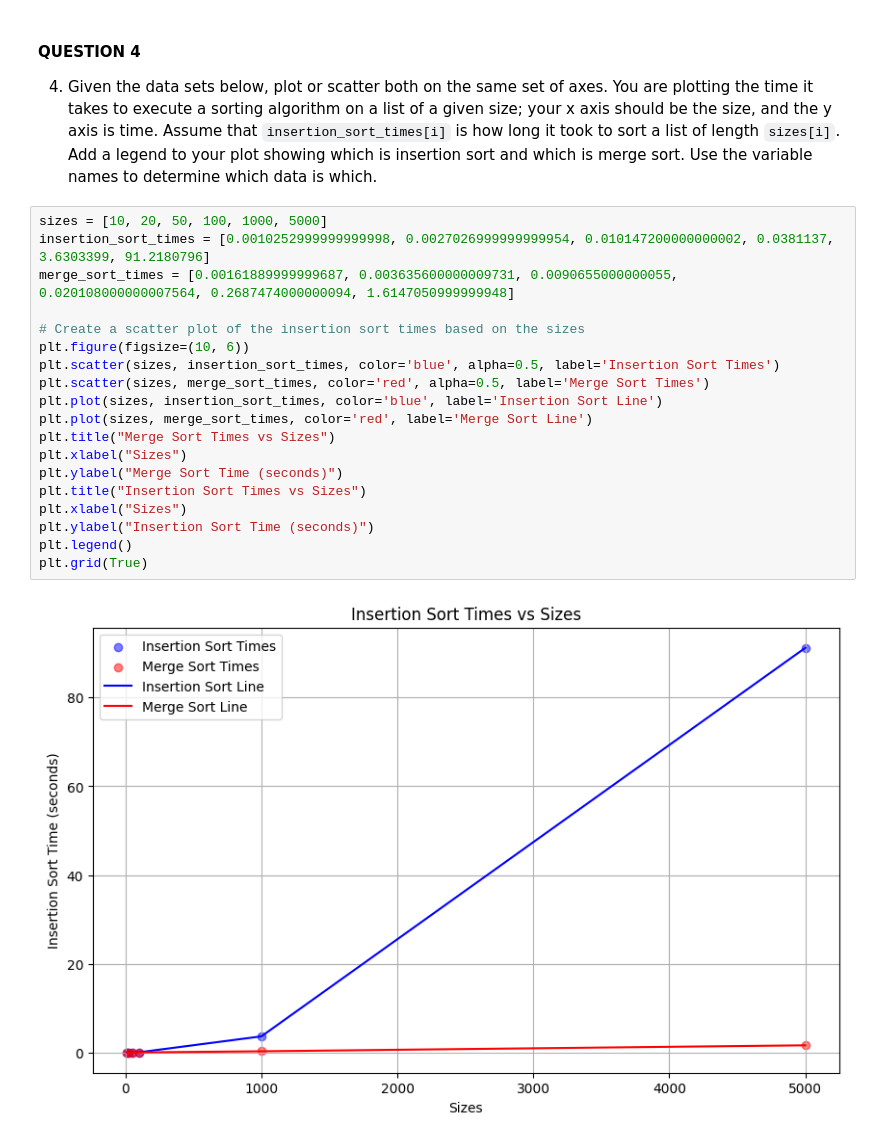
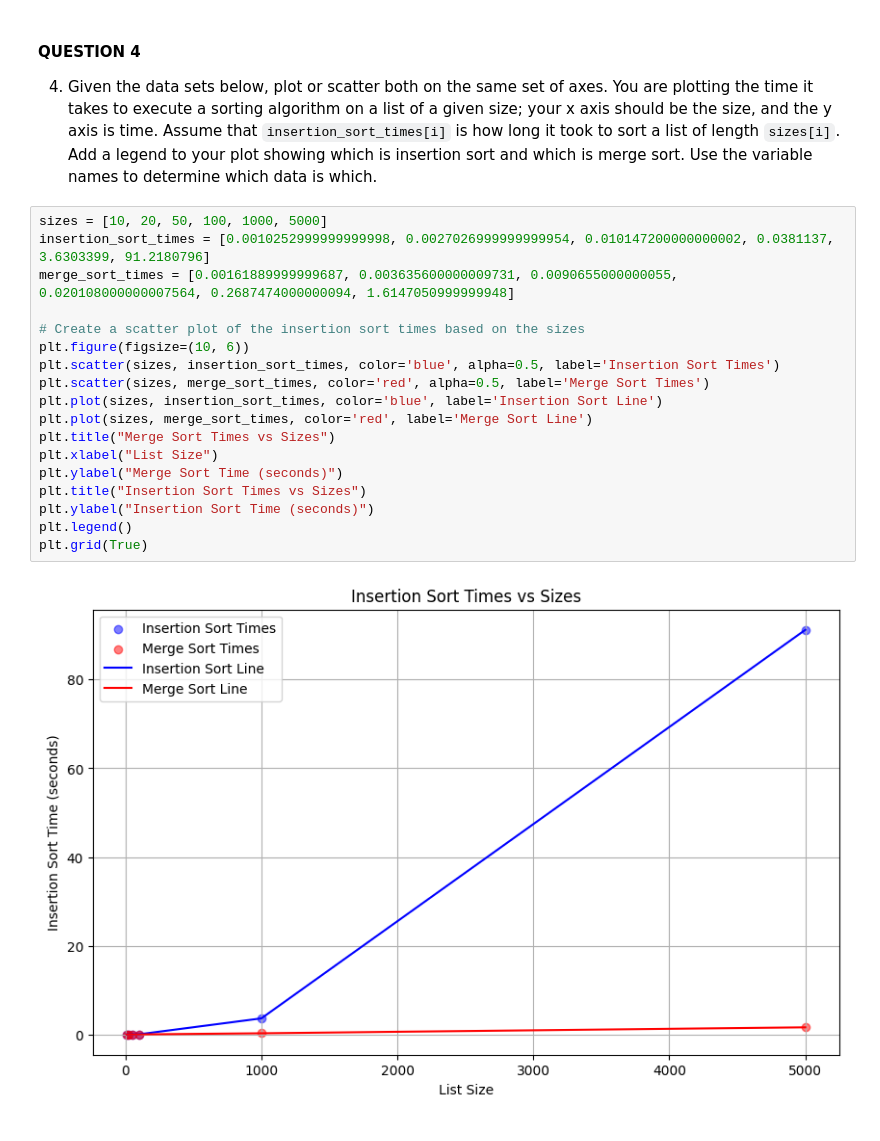
Before and after one commit to bjdawson23/pyplot, a Jupyter notebook: pyplot.ipynb, the cells around one changed output. Drawn from its saved outputs; the diff is of its cells as text.

```diff
--- a/pyplot.ipynb
+++ b/pyplot.ipynb
@@ -131,21 +131,20 @@ plt.show()
 # %%
 sizes = [10, 20, 50, 100, 1000, 5000]
 insertion_sort_times = [0.0010252999999999998, 0.0027026999999999954, 0.010147200000000002, 0.0381137, 3.6303399, 91.2180796]
 merge_sort_times = [0.00161889999999687, 0.003635600000009731, 0.0090655000000055, 0.020108000000007564, 0.2687474000000094, 1.6147050999999948]
 
 # Create a scatter plot of the insertion sort times based on the sizes
 plt.figure(figsize=(10, 6))
 plt.scatter(sizes, insertion_sort_times, color='blue', alpha=0.5, label='Insertion Sort Times')
 plt.scatter(sizes, merge_sort_times, color='red', alpha=0.5, label='Merge Sort Times')
 plt.plot(sizes, insertion_sort_times, color='blue', label='Insertion Sort Line')
 plt.plot(sizes, merge_sort_times, color='red', label='Merge Sort Line')
 plt.title("Merge Sort Times vs Sizes")
-plt.xlabel("Sizes")
+plt.xlabel("List Size")
 plt.ylabel("Merge Sort Time (seconds)")
 plt.title("Insertion Sort Times vs Sizes")
-plt.xlabel("Sizes")
 plt.ylabel("Insertion Sort Time (seconds)")
 plt.legend()
 plt.grid(True)
 # %% [output]
-[figure, old version]
+[figure, new version]
```
